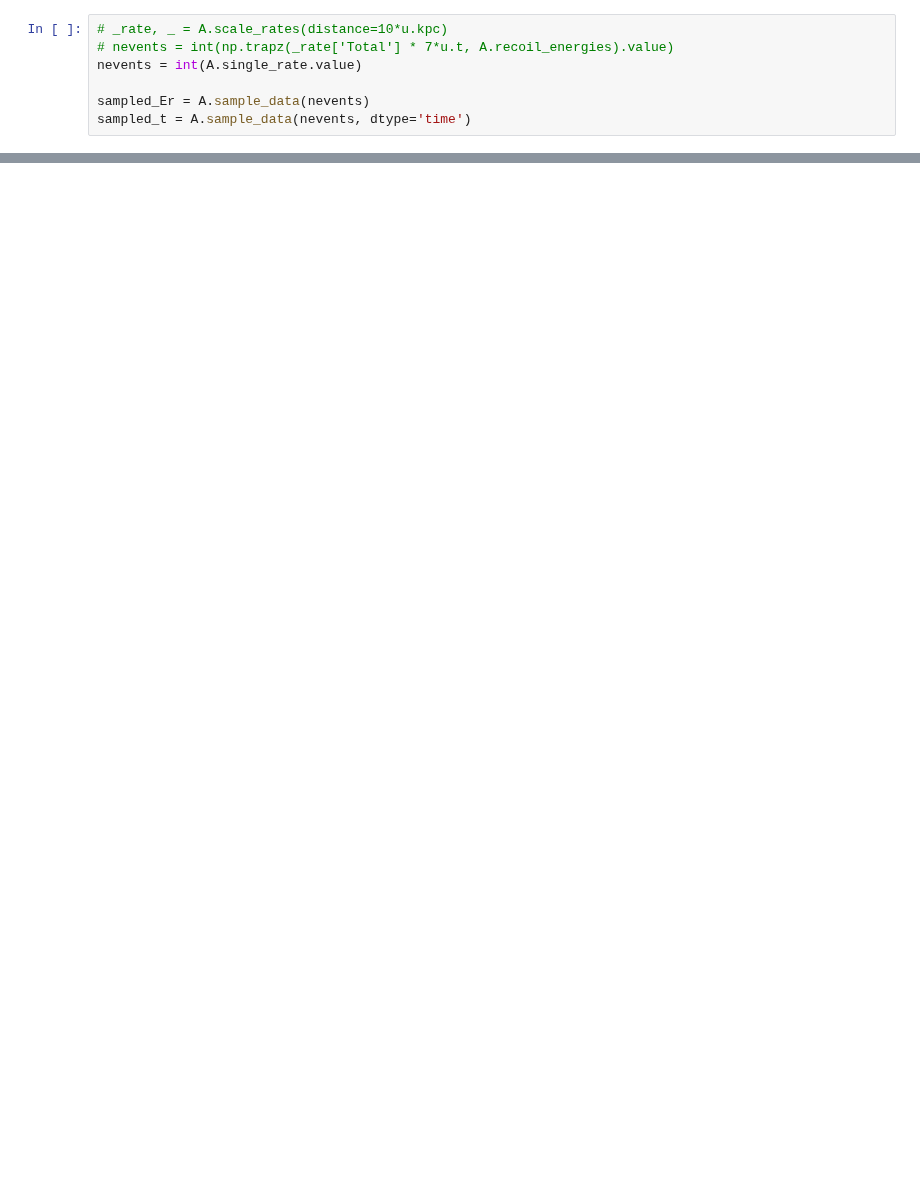
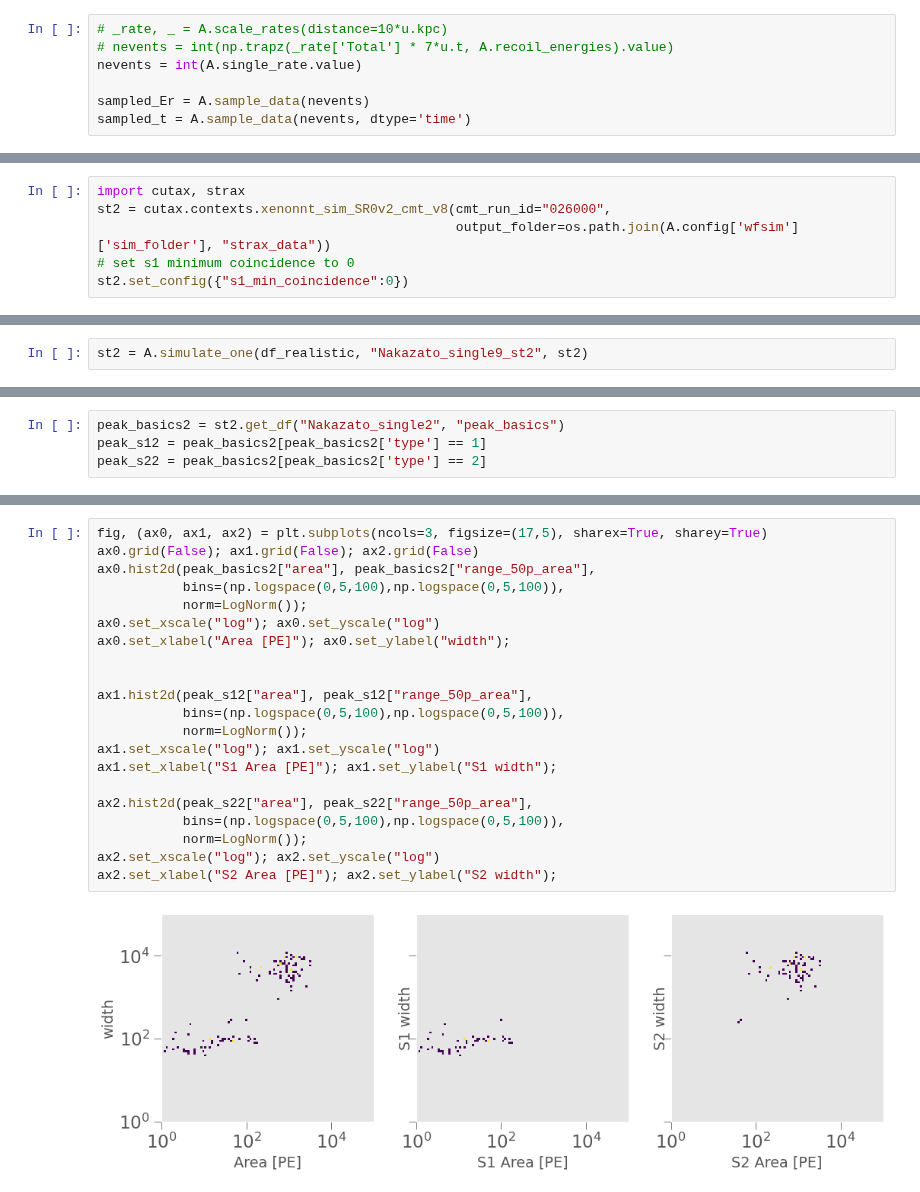
Before and after one commit to XENONnT/multimessenger, a Jupyter notebook: notebooks/SNAX-package_tutorial.ipynb, the cells around one changed output, grey strips where cells are left out. Drawn from its saved outputs; the diff is of its cells as text; blank space fills up the shorter version.

```diff
--- a/notebooks/SNAX-package_tutorial.ipynb
+++ b/notebooks/SNAX-package_tutorial.ipynb
@@ -333,0 +336,6 @@ WARNING:strax:Option gain_model_mv not taken by any registered plugin
+# %%
+import cutax, strax
+st2 = cutax.contexts.xenonnt_sim_SR0v2_cmt_v8(cmt_run_id="026000",
+                                              output_folder=os.path.join(A.config['wfsim']['sim_folder'], "strax_data"))
+# set s1 minimum coincidence to 0
+st2.set_config({"s1_min_coincidence":0})
@@ -333,0 +355,2 @@ WARNING:strax:Option gain_model_mv not taken by any registered plugin
+# %%
+st2 = A.simulate_one(df_realistic, "Nakazato_single9_st2", st2)
@@ -333,0 +381,4 @@ WARNING:strax:Option gain_model_mv not taken by any registered plugin
+# %%
+peak_basics2 = st2.get_df("Nakazato_single2", "peak_basics")
+peak_s12 = peak_basics2[peak_basics2['type'] == 1]
+peak_s22 = peak_basics2[peak_basics2['type'] == 2]
@@ -333,0 +388,23 @@ WARNING:strax:Option gain_model_mv not taken by any registered plugin
+# %%
+fig, (ax0, ax1, ax2) = plt.subplots(ncols=3, figsize=(17,5), sharex=True, sharey=True)
+ax0.grid(False); ax1.grid(False); ax2.grid(False)
+ax0.hist2d(peak_basics2["area"], peak_basics2["range_50p_area"],
+           bins=(np.logspace(0,5,100),np.logspace(0,5,100)),
+           norm=LogNorm());
+ax0.set_xscale("log"); ax0.set_yscale("log")
+ax0.set_xlabel("Area [PE]"); ax0.set_ylabel("width");
+
+
+ax1.hist2d(peak_s12["area"], peak_s12["range_50p_area"],
+           bins=(np.logspace(0,5,100),np.logspace(0,5,100)),
+           norm=LogNorm());
+ax1.set_xscale("log"); ax1.set_yscale("log")
+ax1.set_xlabel("S1 Area [PE]"); ax1.set_ylabel("S1 width");
+
+ax2.hist2d(peak_s22["area"], peak_s22["range_50p_area"],
+           bins=(np.logspace(0,5,100),np.logspace(0,5,100)),
+           norm=LogNorm());
+ax2.set_xscale("log"); ax2.set_yscale("log")
+ax2.set_xlabel("S2 Area [PE]"); ax2.set_ylabel("S2 width");
+# %% [output]
+[figure, added]
```
Also changed, not shown: parts of 41 cells of this notebook.
